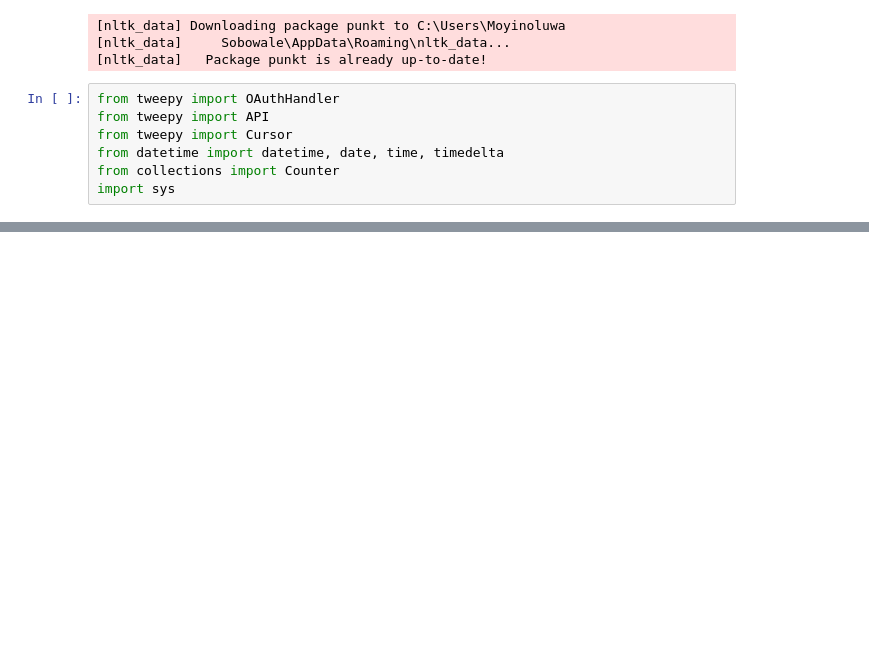
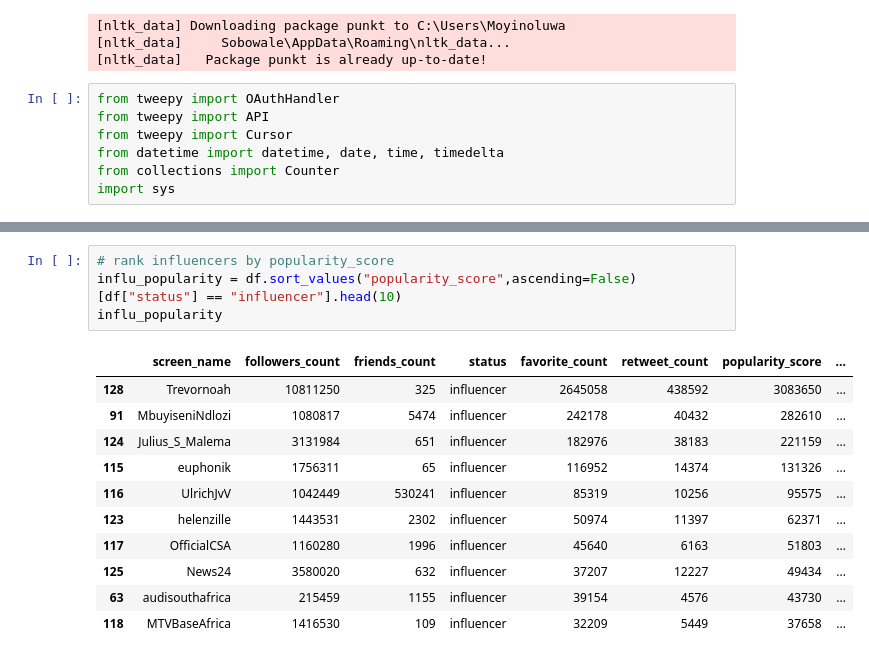
Before and after one commit to Moeyinoluwa/10academy-week-1-challenge, a Jupyter notebook: african_influencers_challenge.ipynb, the cells around one changed output, grey strips where cells are left out. Drawn from its saved outputs; the diff is of its cells as text; blank space fills up the shorter version.

```diff
--- a/african_influencers_challenge.ipynb
+++ b/african_influencers_challenge.ipynb
@@ -831,0 +296,16 @@ followers_count: 10809675
+# %%
+# rank influencers by popularity_score
+influ_popularity = df.sort_values("popularity_score",ascending=False)[df["status"] == "influencer"].head(10)
+influ_popularity
+# %% [output]
+|  | screen_name | followers_count | friends_count | status | favorite_count | retweet_count | popularity_score | ... |
+| 128 | Trevornoah | 10811250 | 325 | influencer | 2645058 | 438592 | 3083650 | ... |
+| 91 | MbuyiseniNdlozi | 1080817 | 5474 | influencer | 242178 | 40432 | 282610 | ... |
+| 124 | Julius_S_Malema | 3131984 | 651 | influencer | 182976 | 38183 | 221159 | ... |
+| 115 | euphonik | 1756311 | 65 | influencer | 116952 | 14374 | 131326 | ... |
+| 116 | UlrichJvV | 1042449 | 530241 | influencer | 85319 | 10256 | 95575 | ... |
+| 123 | helenzille | 1443531 | 2302 | influencer | 50974 | 11397 | 62371 | ... |
+| 117 | OfficialCSA | 1160280 | 1996 | influencer | 45640 | 6163 | 51803 | ... |
+| 125 | News24 | 3580020 | 632 | influencer | 37207 | 12227 | 49434 | ... |
+| 63 | audisouthafrica | 215459 | 1155 | influencer | 39154 | 4576 | 43730 | ... |
+| 118 | MTVBaseAfrica | 1416530 | 109 | influencer | 32209 | 5449 | 37658 | ... |
```
Also changed, not shown: parts of 52 cells of this notebook.
